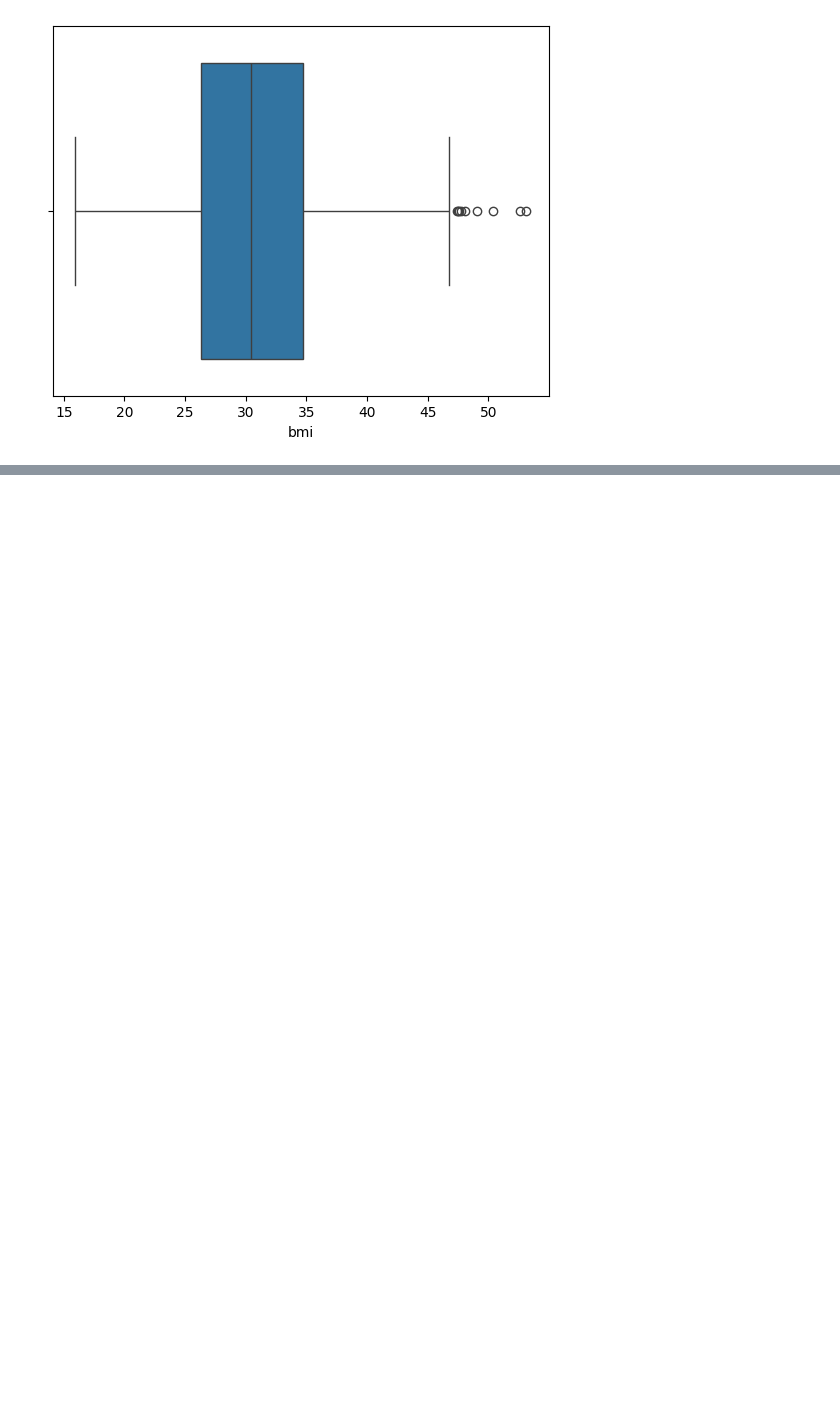
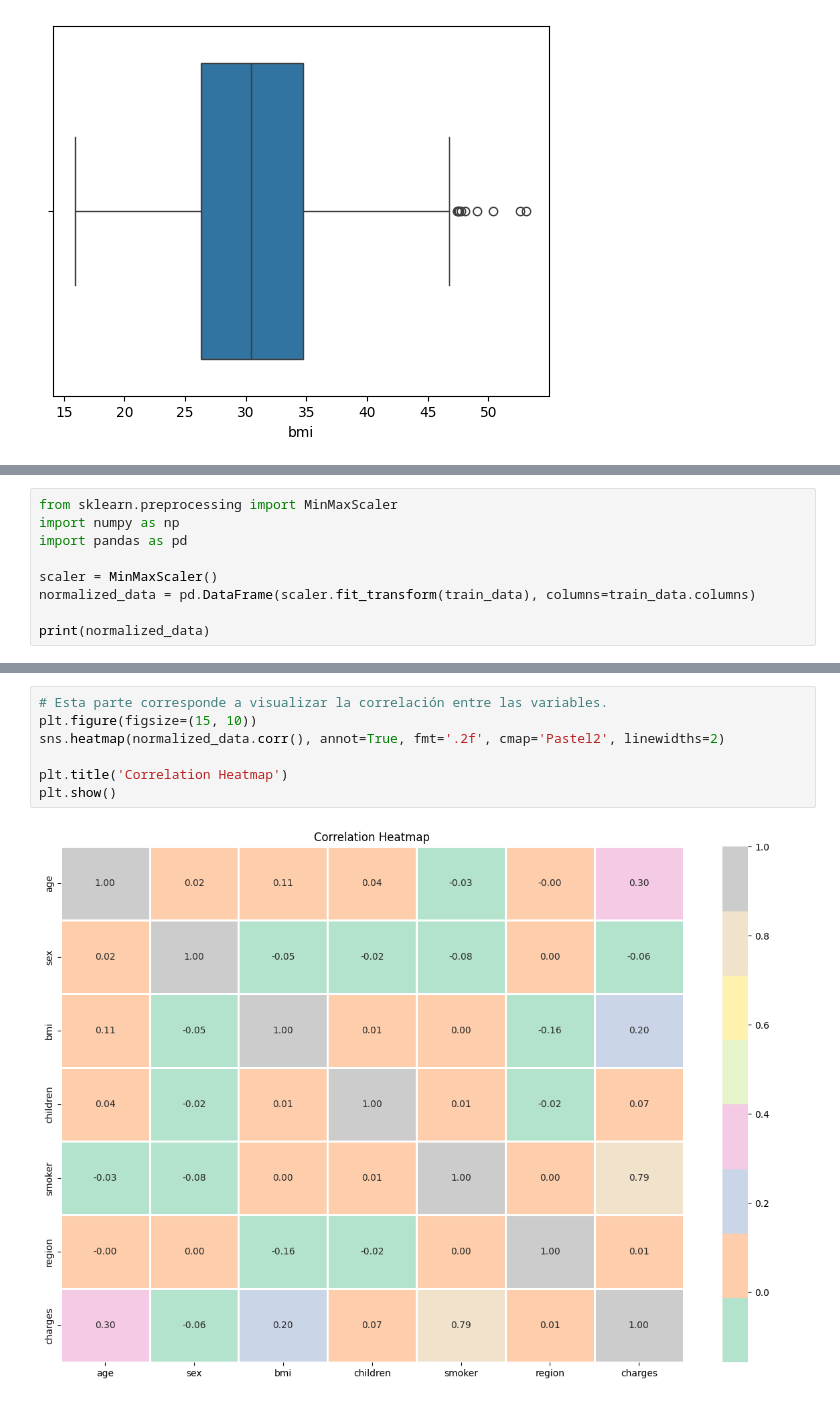
Before and after one commit to Bere333/linear_regression, a Jupyter notebook: src/linear_regresion_explore.ipynb, the cells around one changed output, grey strips where cells are left out. Saved outputs shown, nothing was run; the diff lists cells and outputs as text; blank space fills up the shorter version.

```diff
--- a/src/linear_regresion_explore.ipynb
+++ b/src/linear_regresion_explore.ipynb
@@ -119,0 +123,9 @@ sns.boxplot(x=train_data["bmi"])
+# %%
+from sklearn.preprocessing import MinMaxScaler
+import numpy as np
+import pandas as pd
+
+scaler = MinMaxScaler()
+normalized_data = pd.DataFrame(scaler.fit_transform(train_data), columns=train_data.columns)
+
+print(normalized_data)
@@ -119,0 +147,9 @@ sns.boxplot(x=train_data["bmi"])
+# %%
+# Esta parte corresponde a visualizar la correlación entre las variables.
+plt.figure(figsize=(15, 10))
+sns.heatmap(normalized_data.corr(), annot=True, fmt='.2f', cmap='Pastel2', linewidths=2)
+
+plt.title('Correlation Heatmap')
+plt.show()
+# %% [output]
+[figure, added]
```
Also changed, not shown: parts of 4 cells of this notebook.
